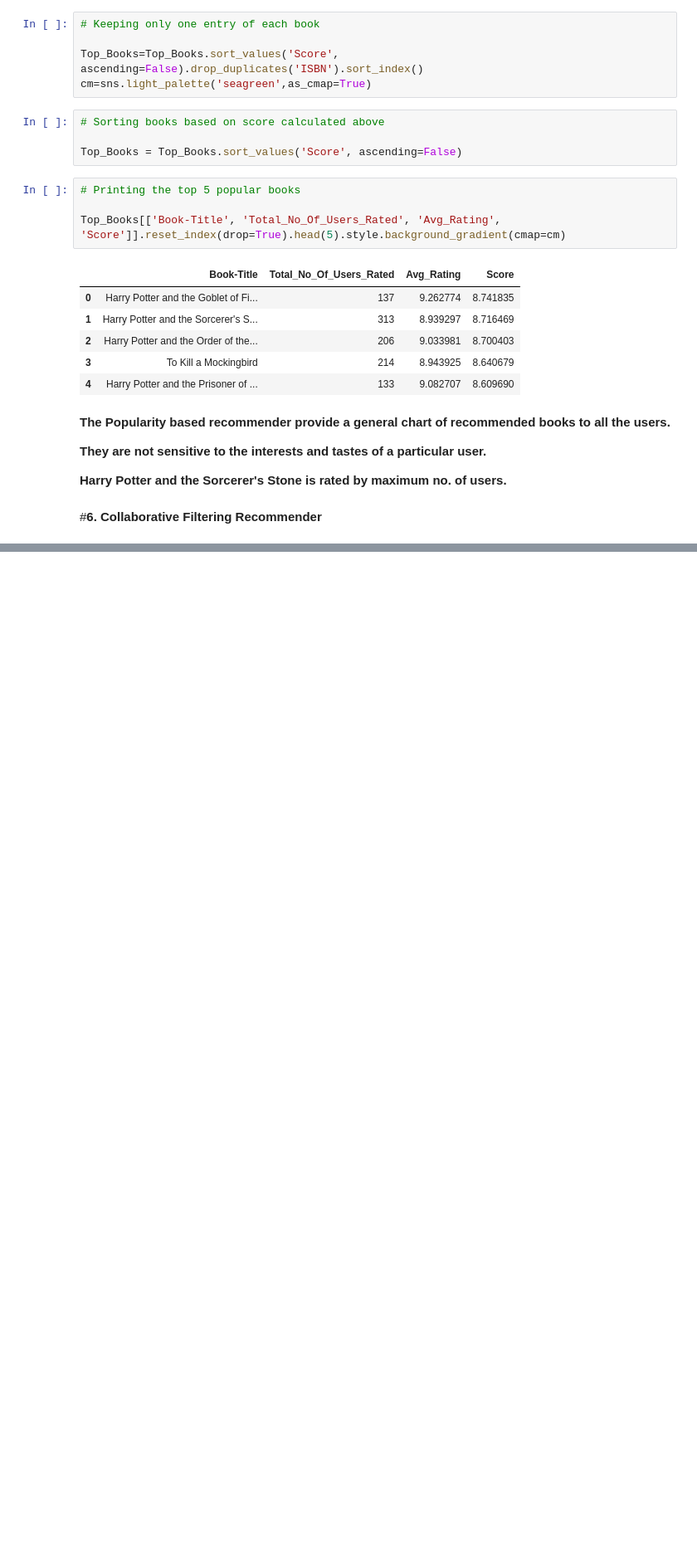
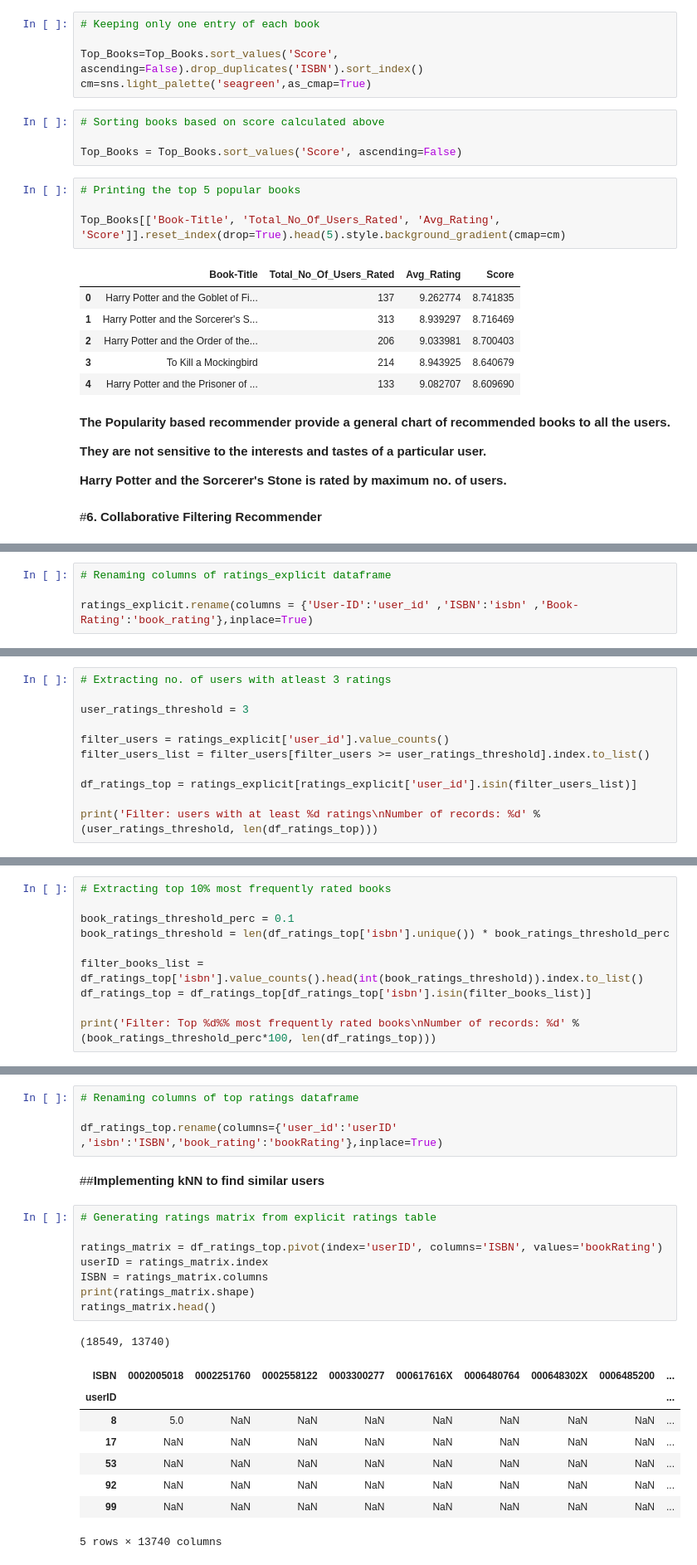
Before and after one commit to Preritp2/Book_Recommendation_System_Capstone_Project_4, a Jupyter notebook: Book_Recommendation_System_Prerit_Tyagi_Capstone_Project_4.ipynb, the cells around one changed output, grey strips where cells are left out. Shown at 83% size. Cells and saved outputs as stored; diff of their text form; blank space fills up the shorter version.

```diff
--- a/Book_Recommendation_System_Prerit_Tyagi_Capstone_Project_4.ipynb
+++ b/Book_Recommendation_System_Prerit_Tyagi_Capstone_Project_4.ipynb
@@ -848,0 +867,4 @@ Top_Books[['Book-Title', 'Total_No_Of_Users_Rated', 'Avg_Rating', 'Score']].rese
+# %%
+# Renaming columns of ratings_explicit dataframe
+
+ratings_explicit.rename(columns = {'User-ID':'user_id' ,'ISBN':'isbn' ,'Book-Rating':'book_rating'},inplace=True)
@@ -848,0 +873,11 @@ Top_Books[['Book-Title', 'Total_No_Of_Users_Rated', 'Avg_Rating', 'Score']].rese
+# %%
+# Extracting no. of users with atleast 3 ratings
+
+user_ratings_threshold = 3
+
+filter_users = ratings_explicit['user_id'].value_counts()
+filter_users_list = filter_users[filter_users >= user_ratings_threshold].index.to_list()
+
+df_ratings_top = ratings_explicit[ratings_explicit['user_id'].isin(filter_users_list)]
+
+print('Filter: users with at least %d ratings\nNumber of records: %d' % (user_ratings_threshold, len(df_ratings_top)))
@@ -848,0 +887,10 @@ Top_Books[['Book-Title', 'Total_No_Of_Users_Rated', 'Avg_Rating', 'Score']].rese
+# %%
+# Extracting top 10% most frequently rated books
+
+book_ratings_threshold_perc = 0.1
+book_ratings_threshold = len(df_ratings_top['isbn'].unique()) * book_ratings_threshold_perc
+
+filter_books_list = df_ratings_top['isbn'].value_counts().head(int(book_ratings_threshold)).index.to_list()
+df_ratings_top = df_ratings_top[df_ratings_top['isbn'].isin(filter_books_list)]
+
+print('Filter: Top %d%% most frequently rated books\nNumber of records: %d' % (book_ratings_threshold_perc*100, len(df_ratings_top)))
@@ -848,0 +1150,24 @@ Top_Books[['Book-Title', 'Total_No_Of_Users_Rated', 'Avg_Rating', 'Score']].rese
+# %%
+# Renaming columns of top ratings dataframe
+
+df_ratings_top.rename(columns={'user_id':'userID' ,'isbn':'ISBN','book_rating':'bookRating'},inplace=True)
+# %% [markdown]
+##**Implementing kNN to find similar users**
+# %%
+# Generating ratings matrix from explicit ratings table
+
+ratings_matrix = df_ratings_top.pivot(index='userID', columns='ISBN', values='bookRating')
+userID = ratings_matrix.index
+ISBN = ratings_matrix.columns
+print(ratings_matrix.shape)
+ratings_matrix.head()
+# %% [output]
+(18549, 13740)
+| ISBN | 0002005018 | 0002251760 | 0002558122 | 0003300277 | 000617616X | 0006480764 | 000648302X | 0006485200 | ... |
+| userID |  |  |  |  |  |  |  |  | ... |
+| 8 | 5.0 | NaN | NaN | NaN | NaN | NaN | NaN | NaN | ... |
+| 17 | NaN | NaN | NaN | NaN | NaN | NaN | NaN | NaN | ... |
+| 53 | NaN | NaN | NaN | NaN | NaN | NaN | NaN | NaN | ... |
+| 92 | NaN | NaN | NaN | NaN | NaN | NaN | NaN | NaN | ... |
+| 99 | NaN | NaN | NaN | NaN | NaN | NaN | NaN | NaN | ... |
+5 rows × 13740 columns
```
Also changed, not shown: parts of 78 cells of this notebook.
